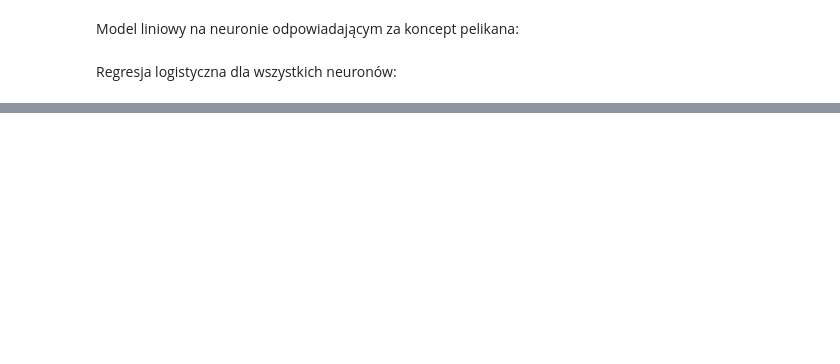
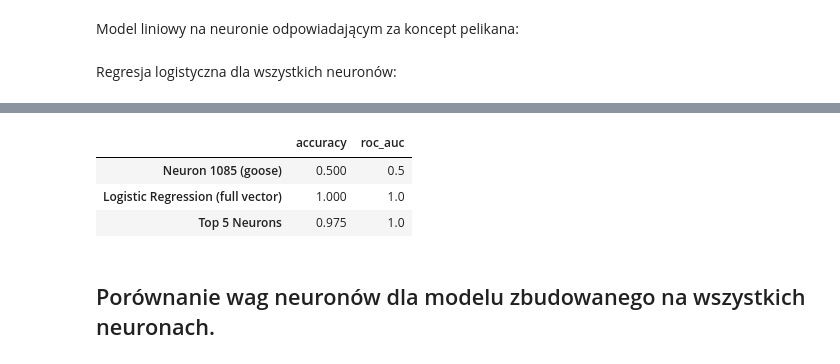
Before and after one commit to fantasy2fry/WB-SAE-CBM, a Jupyter notebook: src/models.ipynb, the cells around one changed output, grey strips where cells are left out. Drawn from its saved outputs; the diff is of its cells as text; code cells hidden in the pictures; blank space fills up the shorter version.

```diff
--- a/src/models.ipynb
+++ b/src/models.ipynb
@@ -254,0 +698,6 @@ roc_full = roc_auc_score(y_test, clf_full.predict_proba(X_test)[:, 1])
+# %%
+# Model na pełnym wektorze
+clf_full = LogisticRegression(penalty="l1", solver="liblinear", max_iter=1000).fit(X_train, y_train)
+preds_full = clf_full.predict(X_test)
+acc_full = accuracy_score(y_test, preds_full)
+roc_full = roc_auc_score(y_test, clf_full.predict_proba(X_test)[:, 1])
@@ -254,0 +706,15 @@ roc_full = roc_auc_score(y_test, clf_full.predict_proba(X_test)[:, 1])
+# %%
+# Suma wartości dla każdego neuronu tylko na danych z gęsiami
+goose_sum = X_goose[y_goose == 1].sum(dim=0)
+# Neurony o największej sumie aktywacji
+top_k = torch.topk(goose_sum, k=5)
+top_neurons = top_k.indices.tolist()
+
+
+print("Top aktywne neurony (goose):", top_neurons)
+
+print("\nNazwy konceptów dla top 5 neuronów:")
+for idx in top_neurons:
+    row = concept_df.loc[concept_df["neuron_index"] == idx]
+    name = row["concept_name"].values[0] if not row.empty else "brak w pliku"
+    print(f"Neuron {idx}: {name}")
@@ -254,0 +730,13 @@ roc_full = roc_auc_score(y_test, clf_full.predict_proba(X_test)[:, 1])
+# %%
+# Podział danych
+X_top = X_goose[:, top_neurons]
+X_train, X_test, y_train, y_test = train_test_split(X_top, y_goose, test_size=0.2, stratify=y_goose, random_state=42)
+
+# Trening modelu
+clf_top = LogisticRegression(max_iter=1000)
+clf_top.fit(X_train, y_train)
+preds = clf_top.predict(X_test)
+
+# Ocena
+acc_top = accuracy_score(y_test, preds)
+roc_top = roc_auc_score(y_test, clf_top.predict_proba(X_test)[:, 1])
@@ -255,7 +745,8 @@ roc_full = roc_auc_score(y_test, clf_full.predict_proba(X_test)[:, 1])
 # %%
 results_goose = {
     "naming_neuron": {"accuracy": acc_single, "roc_auc": roc_single},
-    "logistic_regression_full": {"accuracy": acc_full, "roc_auc": roc_full}
+    "logistic_regression_full": {"accuracy": acc_full, "roc_auc": roc_full},
+    "top_5_neurons": {"accuracy": acc_top, "roc_auc": roc_top}
 }
 # %%
 print(f"Goose results: {results_goose}")
@@ -263,0 +755,15 @@ Goose results: {'naming_neuron': {'accuracy': 0.5, 'roc_auc': 0.5}, 'logistic_re
+# %%
+results_df_goose = pd.DataFrame.from_dict({
+    "Neuron 1085 (goose)": results_goose["naming_neuron"],
+    "Logistic Regression (full vector)": results_goose["logistic_regression_full"],
+    "Top 5 Neurons": results_goose["top_5_neurons"]
+}, orient="index")
+
+display(results_df_goose)
+# %% [output]
+|  | accuracy | roc_auc |
+| Neuron 1085 (goose) | 0.500 | 0.5 |
+| Logistic Regression (full vector) | 1.000 | 1.0 |
+| Top 5 Neurons | 0.975 | 1.0 |
+# %% [markdown]
+## Porównanie wag neuronów dla modelu zbudowanego na wszystkich neuronach.
```
Also changed, not shown: parts of 93 cells of this notebook.
